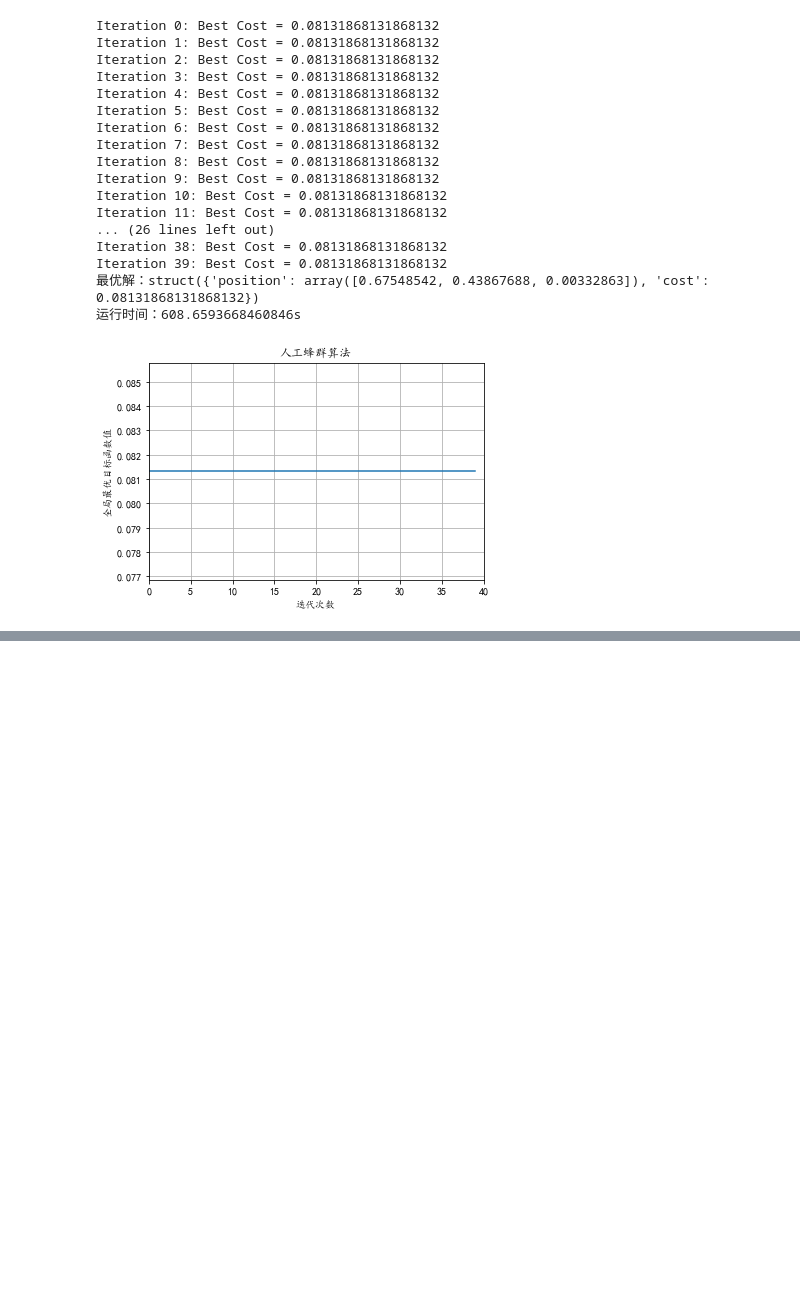
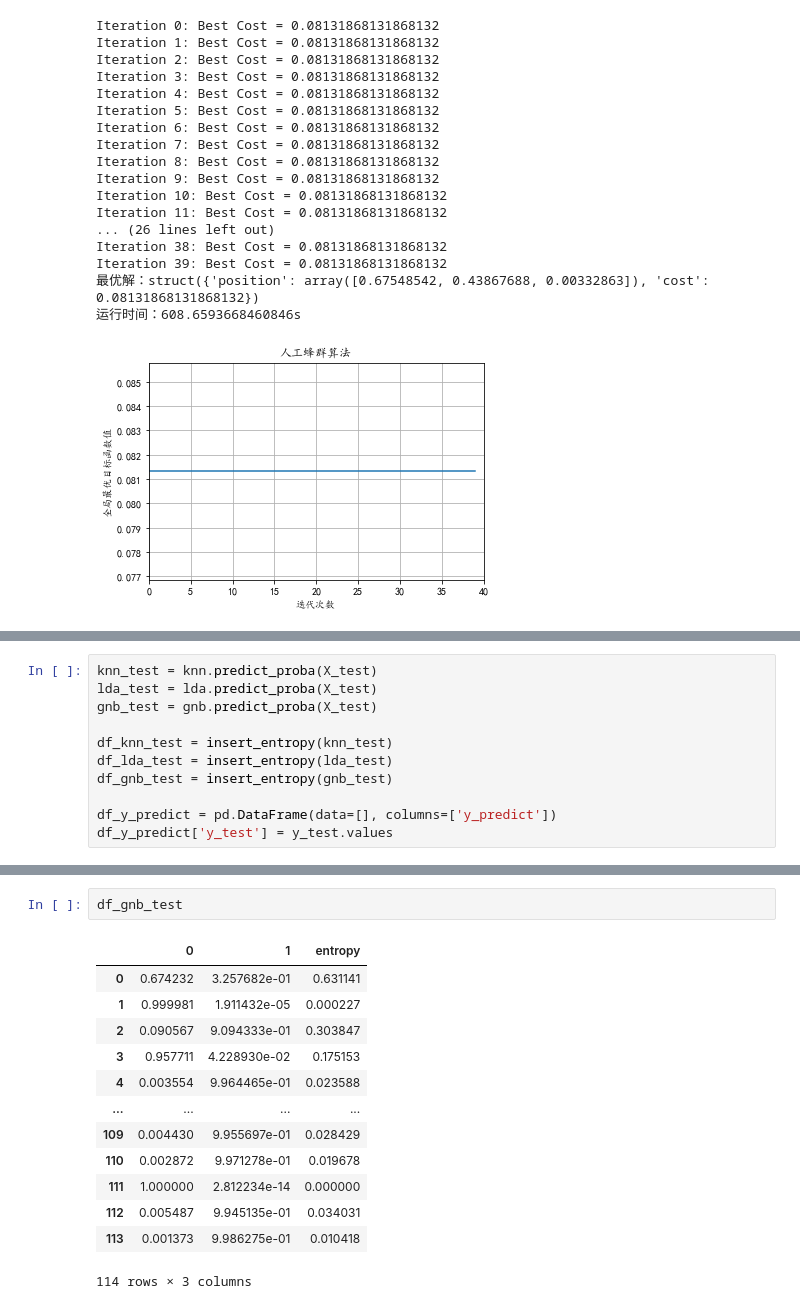
Before and after one commit to diligentliu/ensemble_selection, a Jupyter notebook: ensemble.ipynb, the cells around one changed output, grey strips where cells are left out. Saved outputs shown, nothing was run; the diff lists cells and outputs as text; blank space fills up the shorter version.

```diff
--- a/ensemble.ipynb
+++ b/ensemble.ipynb
@@ -412,0 +410,11 @@ struct({'bestsol': struct({'position': array([0.67548542, 0.43867688, 0.00332863
+# %%
+knn_test = knn.predict_proba(X_test)
+lda_test = lda.predict_proba(X_test)
+gnb_test = gnb.predict_proba(X_test)
+
+df_knn_test = insert_entropy(knn_test)
+df_lda_test = insert_entropy(lda_test)
+df_gnb_test = insert_entropy(gnb_test)
+
+df_y_predict = pd.DataFrame(data=[], columns=['y_predict'])
+df_y_predict['y_test'] = y_test.values
@@ -412,0 +437,16 @@ struct({'bestsol': struct({'position': array([0.67548542, 0.43867688, 0.00332863
+# %%
+df_gnb_test
+# %% [output]
+|  | 0 | 1 | entropy |
+| 0 | 0.674232 | 3.257682e-01 | 0.631141 |
+| 1 | 0.999981 | 1.911432e-05 | 0.000227 |
+| 2 | 0.090567 | 9.094333e-01 | 0.303847 |
+| 3 | 0.957711 | 4.228930e-02 | 0.175153 |
+| 4 | 0.003554 | 9.964465e-01 | 0.023588 |
+| ... | ... | ... | ... |
+| 109 | 0.004430 | 9.955697e-01 | 0.028429 |
+| 110 | 0.002872 | 9.971278e-01 | 0.019678 |
+| 111 | 1.000000 | 2.812234e-14 | 0.000000 |
+| 112 | 0.005487 | 9.945135e-01 | 0.034031 |
+| 113 | 0.001373 | 9.986275e-01 | 0.010418 |
+114 rows × 3 columns
```
Also changed, not shown: parts of 20 cells of this notebook, 3 other files.
